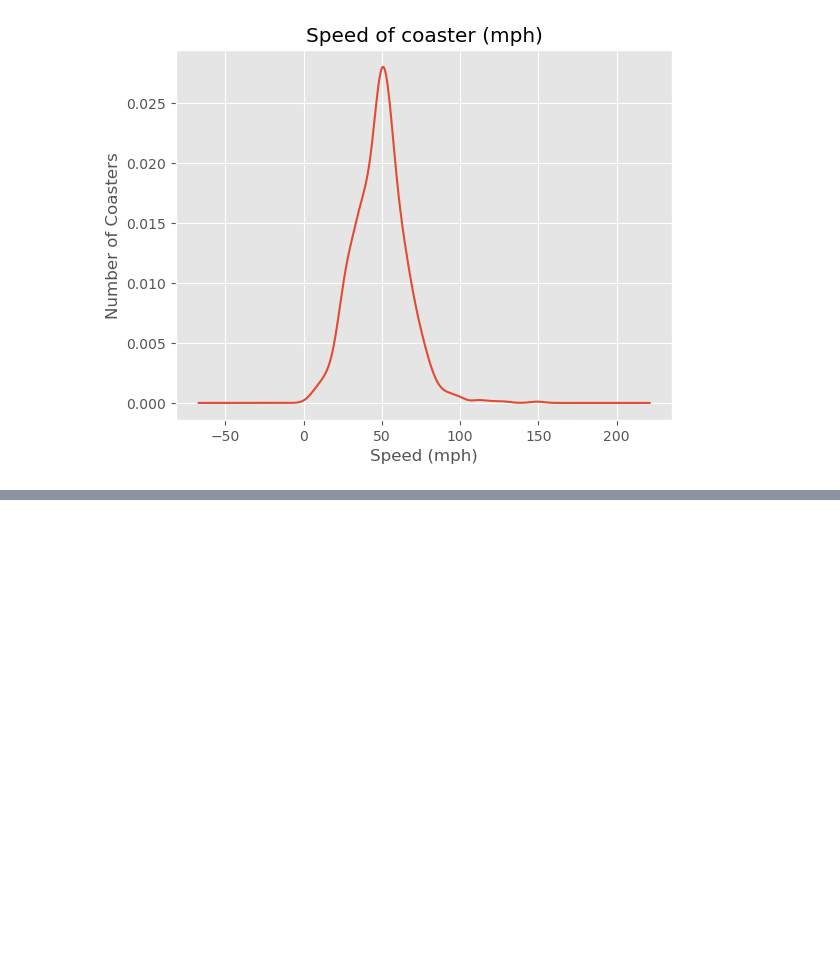
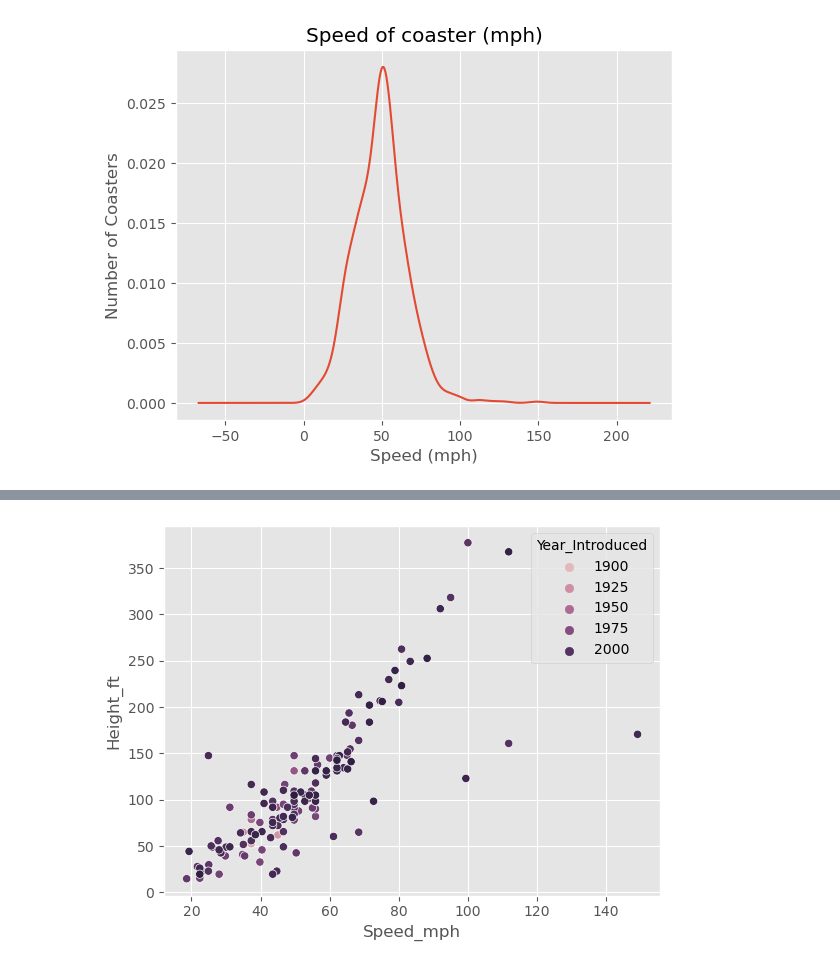
Before and after one commit to Himanshukumar56/Exploratory-Data-Analysis, a Jupyter notebook: main.ipynb, the cells around one changed output, grey strips where cells are left out. Saved outputs shown, nothing was run; the diff lists cells and outputs as text; code cells hidden in the pictures; blank space fills up the shorter version.

```diff
--- a/main.ipynb
+++ b/main.ipynb
@@ -192,0 +203,10 @@ Text(0, 0.5, 'Number of Coasters')
+# %%
+sns.scatterplot(
+    x='Speed_mph',
+    y='Height_ft',
+    hue='Year_Introduced',
+    data=df
+)
+plt.show()
+# %% [output]
+[figure, added]
```
Also changed, not shown: parts of 4 cells of this notebook.
